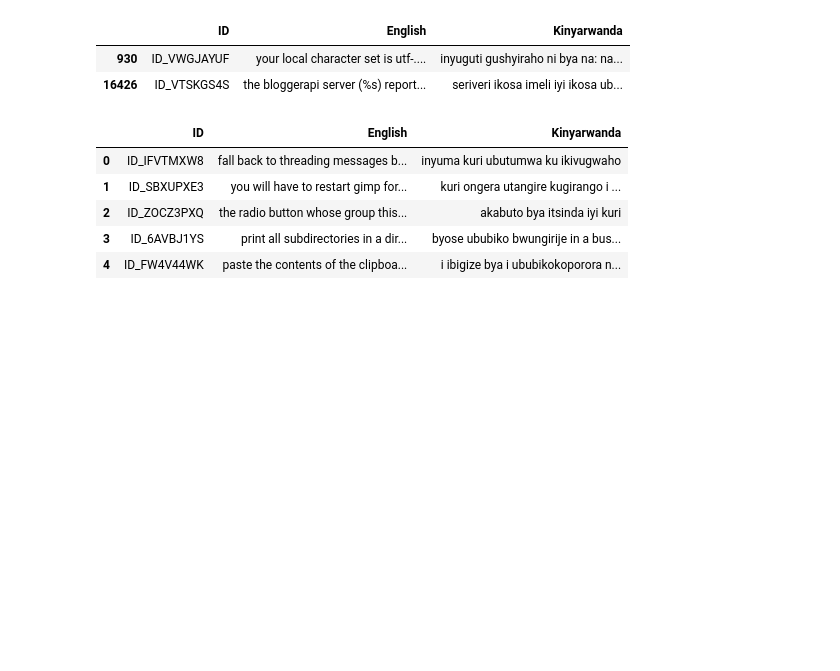
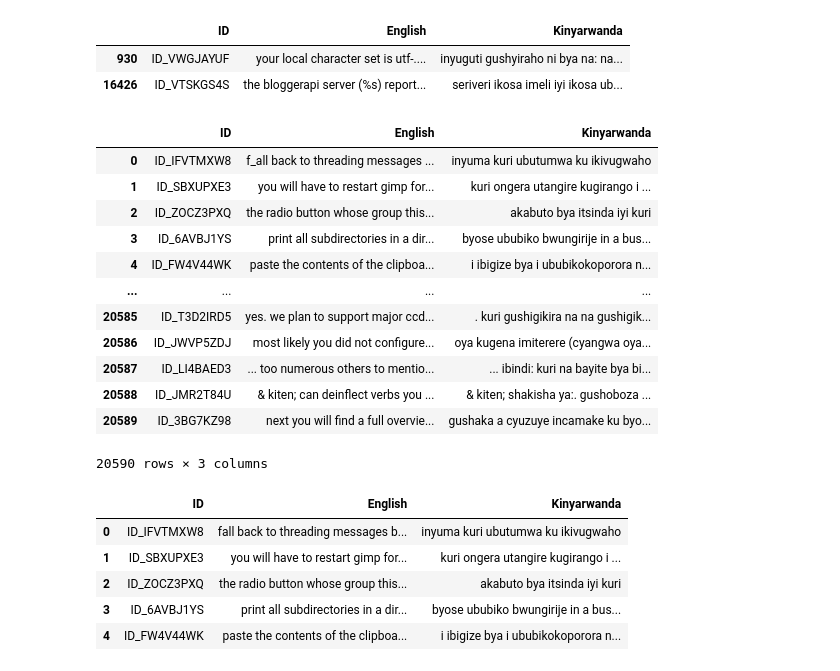
Before and after one commit to skevin-dev/NLP-FELLOWSHIP, a Jupyter notebook: weekly_assignment.ipynb, the cells around one changed output. Saved outputs shown, nothing was run; the diff lists cells and outputs as text; code cells hidden in the pictures; blank space fills up the shorter version.

```diff
--- a/weekly_assignment.ipynb
+++ b/weekly_assignment.ipynb
@@ -83,4 +83,29 @@ df[df.English.str.contains('|'.join(all_email))]
 |  | ID | English | Kinyarwanda |
 | 930 | ID_VWGJAYUF | your local character set is utf-.... | inyuguti gushyiraho ni bya na: na... |
 | 16426 | ID_VTSKGS4S | the bloggerapi server (%s) report... | seriveri ikosa imeli iyi ikosa ub... |
+# %%
+# removing links and urls
+def remove_email_urls(d):
+  # removing email and urls
+  d = re.sub(regexE,"",d)
+  d = re.sub(regexL,"",d)
+  return d
+
+df_new = df.applymap(lambda X: remove_email_urls(X) )
+# %%
+df_new
+# %% [output]
+|  | ID | English | Kinyarwanda |
+| 0 | ID_IFVTMXW8 | f_all back to threading messages ... | inyuma kuri ubutumwa ku ikivugwaho |
+| 1 | ID_SBXUPXE3 | you will have to restart gimp for... | kuri ongera utangire kugirango i ... |
+| 2 | ID_ZOCZ3PXQ | the radio button whose group this... | akabuto bya itsinda iyi kuri |
+| 3 | ID_6AVBJ1YS | print all subdirectories in a dir... | byose ububiko bwungirije in a bus... |
+| 4 | ID_FW4V44WK | paste the contents of the clipboa... | i ibigize bya i ububikokoporora n... |
+| ... | ... | ... | ... |
+| 20585 | ID_T3D2IRD5 | yes. we plan to support major ccd... | . kuri gushigikira na na gushigik... |
+| 20586 | ID_JWVP5ZDJ | most likely you did not configure... | oya kugena imiterere (cyangwa oya... |
+| 20587 | ID_LI4BAED3 | ... too numerous others to mentio... | ... ibindi: kuri na bayite bya bi... |
+| 20588 | ID_JMR2T84U | & kiten; can deinflect verbs you ... | & kiten; shakisha ya:. gushoboza ... |
+| 20589 | ID_3BG7KZ98 | next you will find a full overvie... | gushaka a cyuzuye incamake ku byo... |
+20590 rows × 3 columns
 # %%
```
Also changed, not shown: parts of 3 cells of this notebook.
